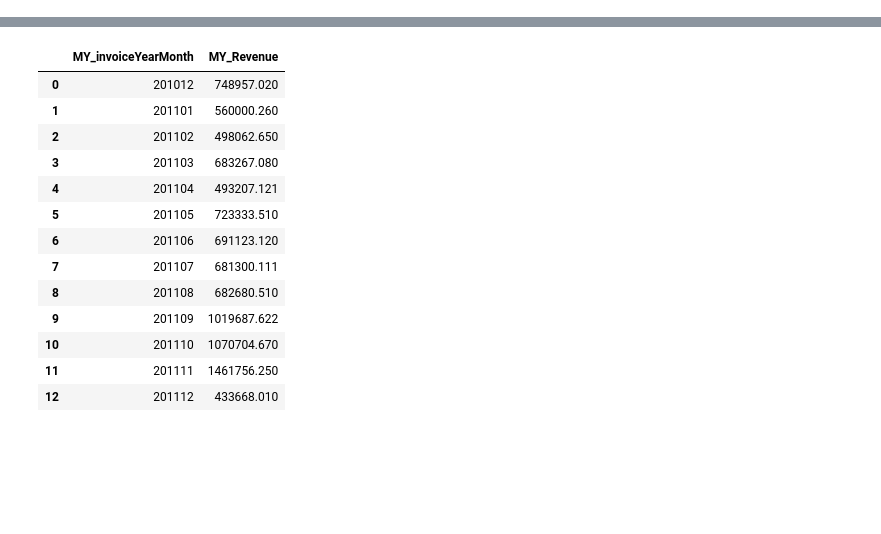
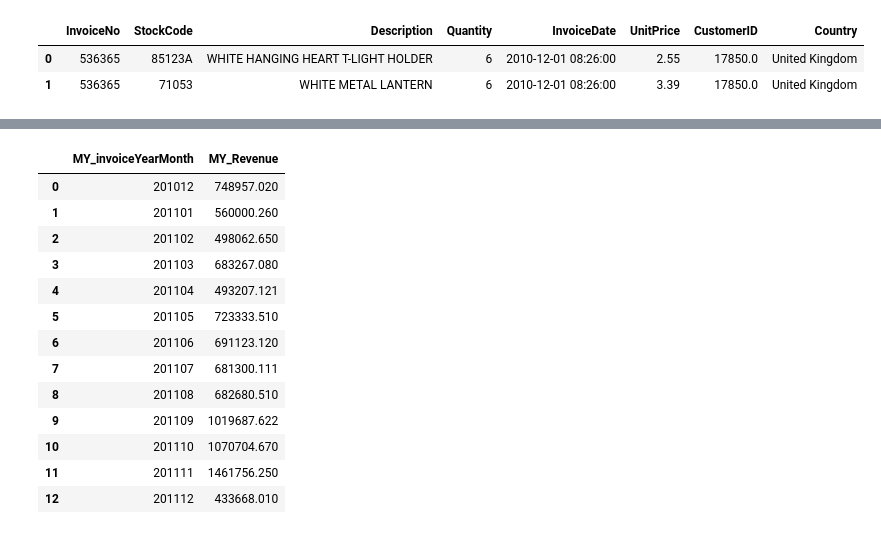
Before and after one commit to BJahanyar/Advanced_Python, a Jupyter notebook: DeepLearning/Assignment-32/Online_Retain_Analysis.ipynb, the cells around one changed output, grey strips where cells are left out. Drawn from its saved outputs; the diff is of its cells as text; code cells hidden in the pictures; blank space fills up the shorter version.

```diff
--- a/DeepLearning/Assignment-32/Online_Retain_Analysis.ipynb
+++ b/DeepLearning/Assignment-32/Online_Retain_Analysis.ipynb
@@ -24 +13,9 @@ data['InvoiceDate'] = pd.to_datetime(data['InvoiceDate'])
+# %%
+#تیدیل تاریخ دیتاست به فرمت تاریخ  با تایع --------> to_datetime
+data['InvoiceDate'] = pd.to_datetime(data['InvoiceDate'])
+data.head(2)
+# %% [output]
+|  | InvoiceNo | StockCode | Description | Quantity | InvoiceDate | UnitPrice | CustomerID | Country |
+| 0 | 536365 | 85123A | WHITE HANGING HEART T-LIGHT HOLDER | 6 | 2010-12-01 08:26:00 | 2.55 | 17850.0 | United Kingdom |
+| 1 | 536365 | 71053 | WHITE METAL LANTERN | 6 | 2010-12-01 08:26:00 | 3.39 | 17850.0 | United Kingdom |
 # %%
```
Also changed, not shown: parts of 7 cells of this notebook.
